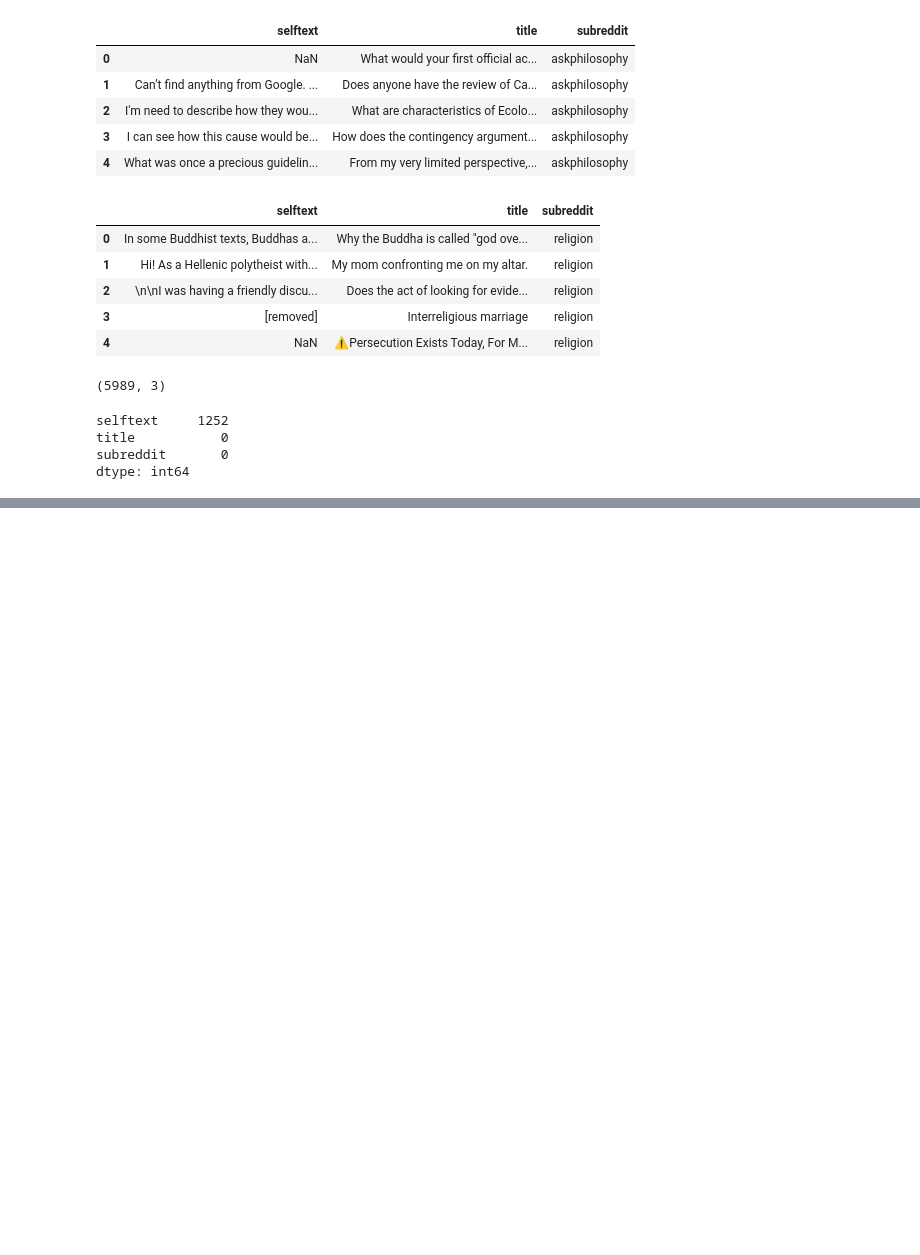
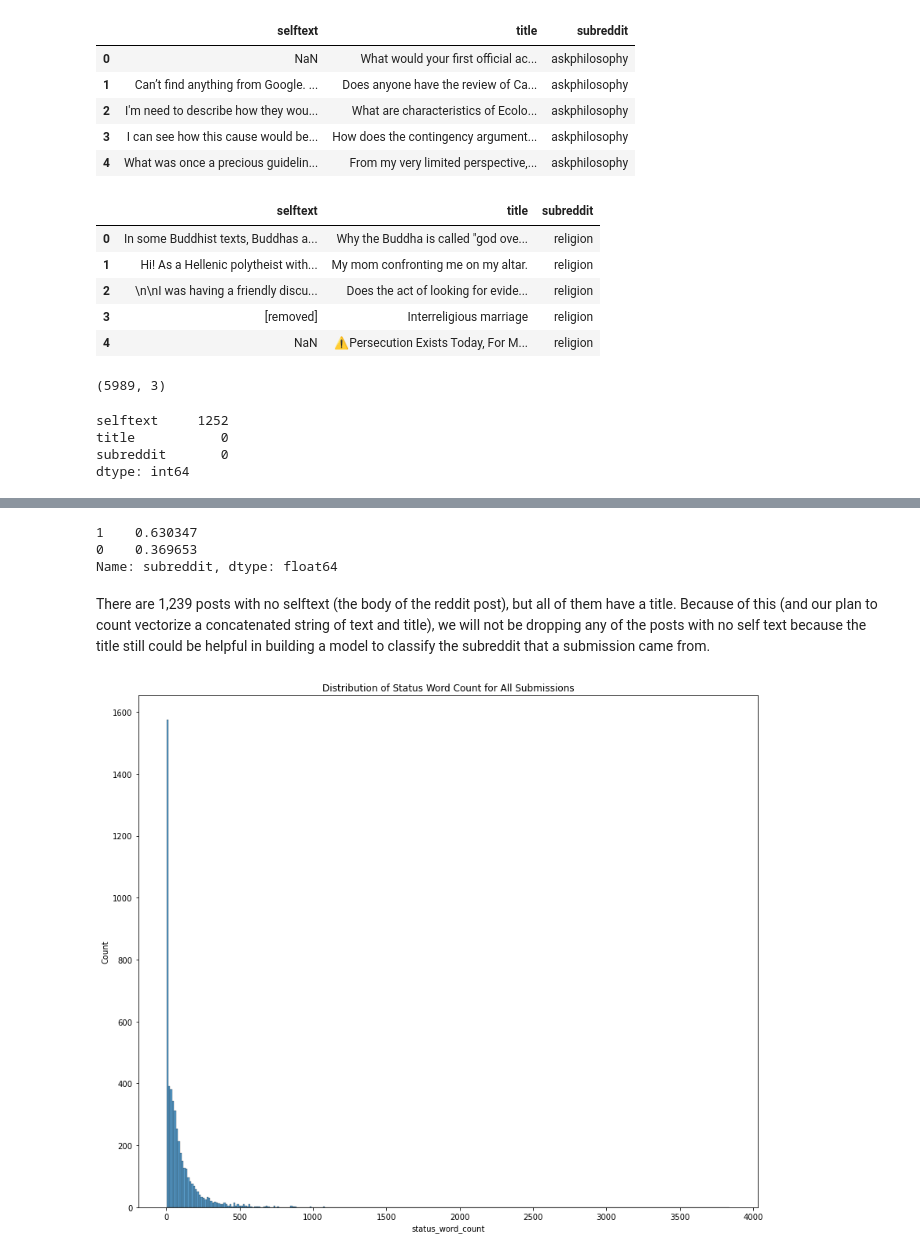
Before and after one commit to myacarrizosa/reddit_nlp_classification, a Jupyter notebook: Classification Models.ipynb, the cells around one changed output, grey strips where cells are left out. Drawn from its saved outputs; the diff is of its cells as text; code cells hidden in the pictures; blank space fills up the shorter version.

Commit message:
models

```diff
--- a/Classification Models.ipynb
+++ b/Classification Models.ipynb
@@ -40,0 +211,16 @@ dtype: int64
+# %%
+no_st['subreddit'].value_counts(normalize= True)
+# %% [output]
+1    0.630347
+0    0.369653
+Name: subreddit, dtype: float64
+# %% [markdown]
+There are 1,239 posts with no selftext (the body of the reddit post), but all of them have a title. Because of this (and our plan to count vectorize a concatenated string of text and title), we will not be dropping any of the posts with no self text because the title still could be helpful in building a model to classify the subreddit that a submission came from.
+# %%
+plt.figure(figsize = (12,10))
+sns.histplot(data = all_posts["status_word_count"] )
+plt.title('Distribution of Status Word Count for All Submissions')
+plt.tight_layout()
+plt.savefig('./visualizations /dist_swc_all.jpg', bbox_inches = 'tight');
+# %% [output]
+[figure, added]
```
Also changed, not shown: parts of 113 cells of this notebook, 17 other files.
